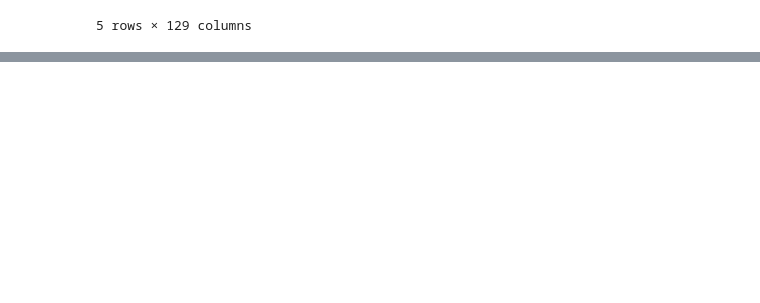
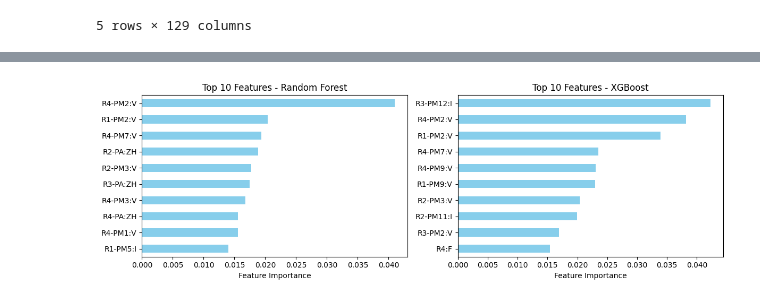
Before and after one commit to maedeh-mhm/GRID-IDS, a Jupyter notebook: notebooks/00-eda.ipynb, the cells around one changed output, grey strips where cells are left out. Drawn from its saved outputs; the diff is of its cells as text; code cells hidden in the pictures; blank space fills up the shorter version.

```diff
--- a/notebooks/00-eda.ipynb
+++ b/notebooks/00-eda.ipynb
@@ -355,0 +238,40 @@ logger.info("Classification Report:\n", classification_report(y_test, y_pred))
+# %%
+def plot_top_features(models, feature_names, top_n=10, ncols=2):
+    n_models = len(models)
+    nrows = -(-n_models // ncols)  # ceiling division
+
+    fig, axes = plt.subplots(nrows, ncols, figsize=(6 * ncols, 4 * nrows))
+    axes = axes.flatten() if n_models > 1 else [axes]
+
+    for ax, (name, model) in zip(axes, models.items()):
+        importance_df = (
+            pd.Series(model.feature_importances_, index=feature_names)
+              .nlargest(top_n)
+              .sort_values()
+        )
+        importance_df.plot(kind="barh", ax=ax, color="skyblue")
+        ax.set_title(f"Top {top_n} Features - {name}")
+        ax.set_xlabel("Feature Importance")
+
+    # Hide unused axes if models < nrows*ncols
+    for ax in axes[len(models):]:
+        ax.set_visible(False)
+
+    plt.tight_layout()
+    plt.show()
+
+
+# Example usage
+feature_names = (
+    X_train_selected.columns if hasattr(X_train, "columns")
+    else [f"Feature {i}" for i in range(X_train.shape[1])]
+)
+
+plot_top_features(
+    {"Random Forest": models["RandomForest"], "XGBoost": models["XGBoost"]},
+    feature_names,
+    top_n=10,
+    ncols=2
+)
+# %% [output]
+[figure, added]
```
Also changed, not shown: parts of 24 cells of this notebook.
